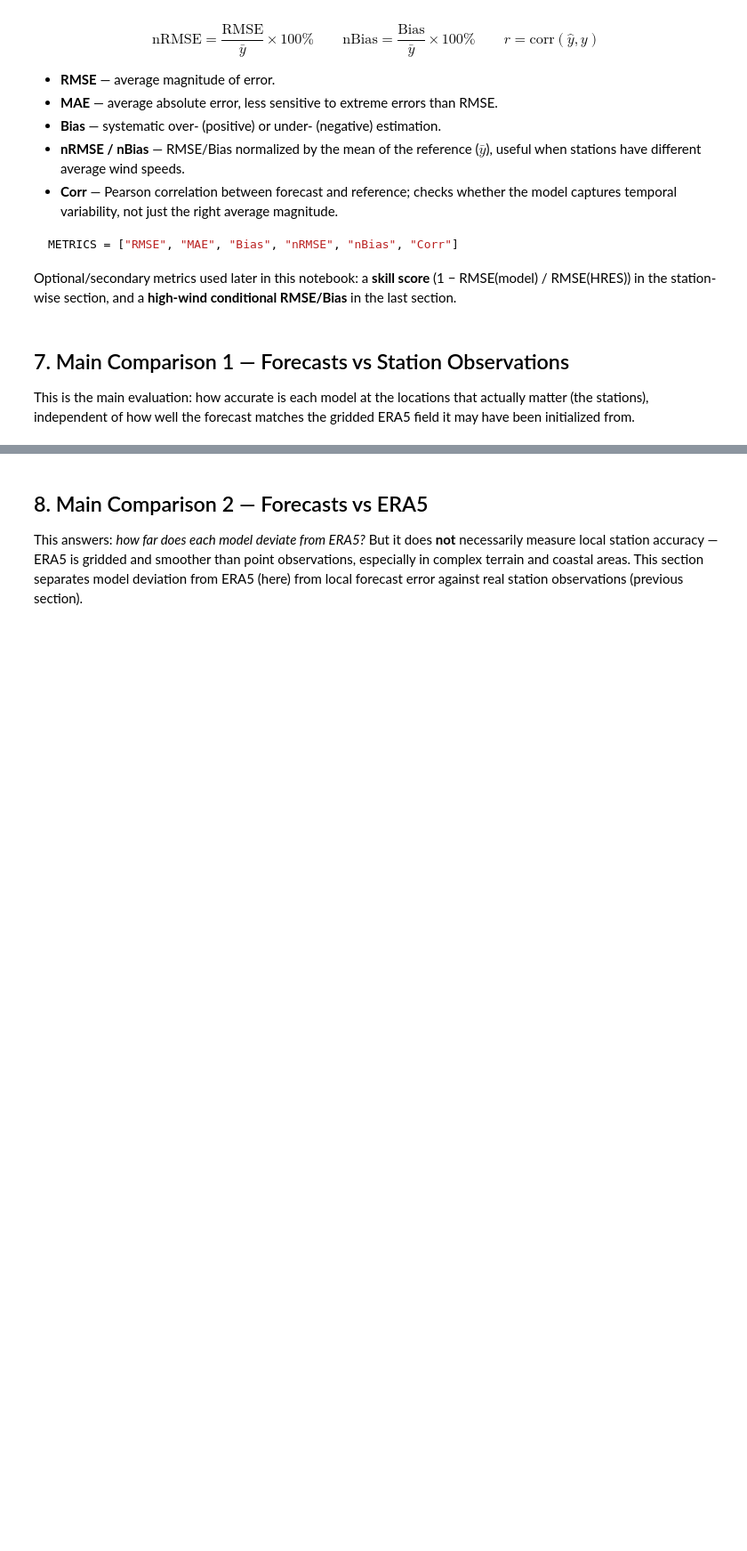
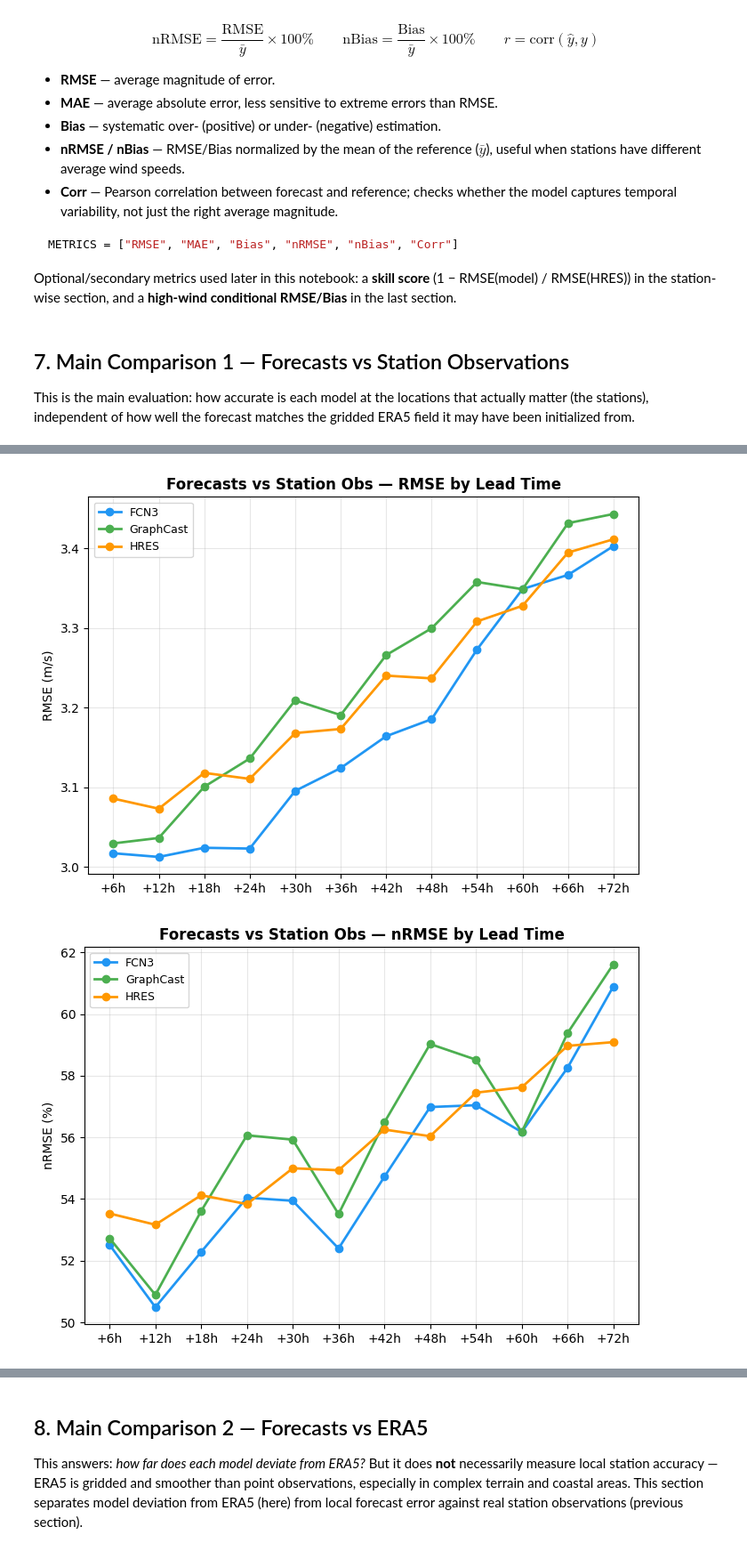
Before and after one commit to chensy618/WF-experiments, a Jupyter notebook: experiments/notebooks/model_comparison_analysis_72h.ipynb, the cells around one changed output, grey strips where cells are left out. Shown at 89% size. Drawn from its saved outputs; the diff is of its cells as text; code cells hidden in the pictures; blank space fills up the shorter version.

```diff
--- a/experiments/notebooks/model_comparison_analysis_72h.ipynb
+++ b/experiments/notebooks/model_comparison_analysis_72h.ipynb
@@ -755,7 +852,7 @@ display(metrics_vs_obs.round(3))
 # %%
 print('Model ranking (lower is better for RMSE/nRMSE; Corr ranked higher-is-better)')
 print('=' * 60)
-for metric, ascending in [('RMSE', True), ('nRMSE', True), ('Corr', False)]:
+for metric, ascending in [('RMSE', True), ('nRMSE', True), ('Bias', True), ('nBias', True), ('Corr', False)]:
     ranking = rank_models_by_metric(metrics_vs_obs, metric, ascending)
     print(f'\nRanked by {metric}:')
     for i, (model, val) in enumerate(ranking.items(), 1):
@@ -762,0 +878,77 @@ for metric, ascending in [('RMSE', True), ('nRMSE', True), ('Corr', False)]:
+# %%
+# Figures: RMSE, nRMSE, and Bias, nBias vs lead time (Forecasts vs Station Obs)
+line_metrics = [('RMSE', 'RMSE (m/s)'), ('nRMSE', 'nRMSE (%)'), ('Bias', 'Bias (m/s)'), ('nBias', 'nBias (%)')]
+
+# Individual figures, one per metric
+for metric, ylabel in line_metrics:
+    fig, ax = plt.subplots(figsize=(7, 5))
+    for model in MODEL_ORDER:
+        sub = metrics_vs_obs[metrics_vs_obs['model'] == model].set_index('lead_h').reindex(LEAD_HOURS)
+        ax.plot(LEAD_HOURS, sub[metric], marker='o', ms=6, lw=2, color=CLR[model], label=model)
+    if metric in ('Bias', 'nBias'):
+        ax.axhline(0, color='k', lw=0.8, linestyle='--', alpha=0.5)
+    ax.set_xticks(LEAD_HOURS); ax.set_xticklabels([f'+{lh}h' for lh in LEAD_HOURS])
+    ax.set_ylabel(ylabel, fontsize=10)
+    ax.set_title(f'Forecasts vs Station Obs — {metric} by Lead Time', fontsize=12, fontweight='bold')
+    ax.legend(fontsize=9)
+    ax.grid(alpha=0.3)
+    plt.tight_layout()
+    plt.savefig(FIG_DIR / f'metrics_vs_obs_lead_time_{metric.lower()}.png', dpi=130, bbox_inches='tight')
+    plt.show()
+
+# Combined figure, all four metrics side by side
+fig, axes = plt.subplots(1, 4, figsize=(20, 5))
+for ax, (metric, ylabel) in zip(axes, line_metrics):
+    for model in MODEL_ORDER:
+        sub = metrics_vs_obs[metrics_vs_obs['model'] == model].set_index('lead_h').reindex(LEAD_HOURS)
+        ax.plot(LEAD_HOURS, sub[metric], marker='o', ms=6, lw=2, color=CLR[model], label=model)
+    if metric in ('Bias', 'nBias'):
+        ax.axhline(0, color='k', lw=0.8, linestyle='--', alpha=0.5)
+    ax.set_xticks(LEAD_HOURS); ax.set_xticklabels([f'+{lh}h' for lh in LEAD_HOURS])
+    ax.set_ylabel(ylabel, fontsize=10)
+    ax.set_title(metric, fontsize=12, fontweight='bold')
+    ax.grid(alpha=0.3)
+axes[0].legend(fontsize=9)
+
+fig.suptitle('Forecasts vs Station Obs — RMSE / nRMSE / Bias / nBias by Lead Time', fontsize=13, fontweight='bold')
+plt.tight_layout()
+plt.savefig(FIG_DIR / 'metrics_vs_obs_lead_time.png', dpi=130, bbox_inches='tight')
+plt.show()
+
+# Combined figure, RMSE and nRMSE side by side
+fig, axes = plt.subplots(1, 2, figsize=(12, 5))
+for ax, (metric, ylabel) in zip(axes, [('RMSE', 'RMSE (m/s)'), ('nRMSE', 'nRMSE (%)')]):
+    for model in MODEL_ORDER:
+        sub = metrics_vs_obs[metrics_vs_obs['model'] == model].set_index('lead_h').reindex(LEAD_HOURS)
+        ax.plot(LEAD_HOURS, sub[metric], marker='o', ms=6, lw=2, color=CLR[model], label=model)
+    ax.set_xticks(LEAD_HOURS); ax.set_xticklabels([f'+{lh}h' for lh in LEAD_HOURS])
+    ax.set_ylabel(ylabel, fontsize=10)
+    ax.set_title(metric, fontsize=12, fontweight='bold')
+    ax.grid(alpha=0.3)
+axes[0].legend(fontsize=9)
+
+fig.suptitle('Forecasts vs Station Obs — RMSE / nRMSE by Lead Time', fontsize=13, fontweight='bold')
+plt.tight_layout()
+plt.savefig(FIG_DIR / 'metrics_vs_obs_lead_time_rmse_nrmse.png', dpi=130, bbox_inches='tight')
+plt.show()
+
+# Combined figure, Bias and nBias side by side
+fig, axes = plt.subplots(1, 2, figsize=(12, 5))
+for ax, (metric, ylabel) in zip(axes, [('Bias', 'Bias (m/s)'), ('nBias', 'nBias (%)')]):
+    for model in MODEL_ORDER:
+        sub = metrics_vs_obs[metrics_vs_obs['model'] == model].set_index('lead_h').reindex(LEAD_HOURS)
+        ax.plot(LEAD_HOURS, sub[metric], marker='o', ms=6, lw=2, color=CLR[model], label=model)
+    ax.axhline(0, color='k', lw=0.8, linestyle='--', alpha=0.5)
+    ax.set_xticks(LEAD_HOURS); ax.set_xticklabels([f'+{lh}h' for lh in LEAD_HOURS])
+    ax.set_ylabel(ylabel, fontsize=10)
+    ax.set_title(metric, fontsize=12, fontweight='bold')
+    ax.grid(alpha=0.3)
+axes[0].legend(fontsize=9)
+
+fig.suptitle('Forecasts vs Station Obs — Bias / nBias by Lead Time', fontsize=13, fontweight='bold')
+plt.tight_layout()
+plt.savefig(FIG_DIR / 'metrics_vs_obs_lead_time_bias_nbias.png', dpi=130, bbox_inches='tight')
+plt.show()
+# %% [output]
+[figure, added]
+[figure, added]
```
Also changed, not shown: parts of 26 cells of this notebook.
